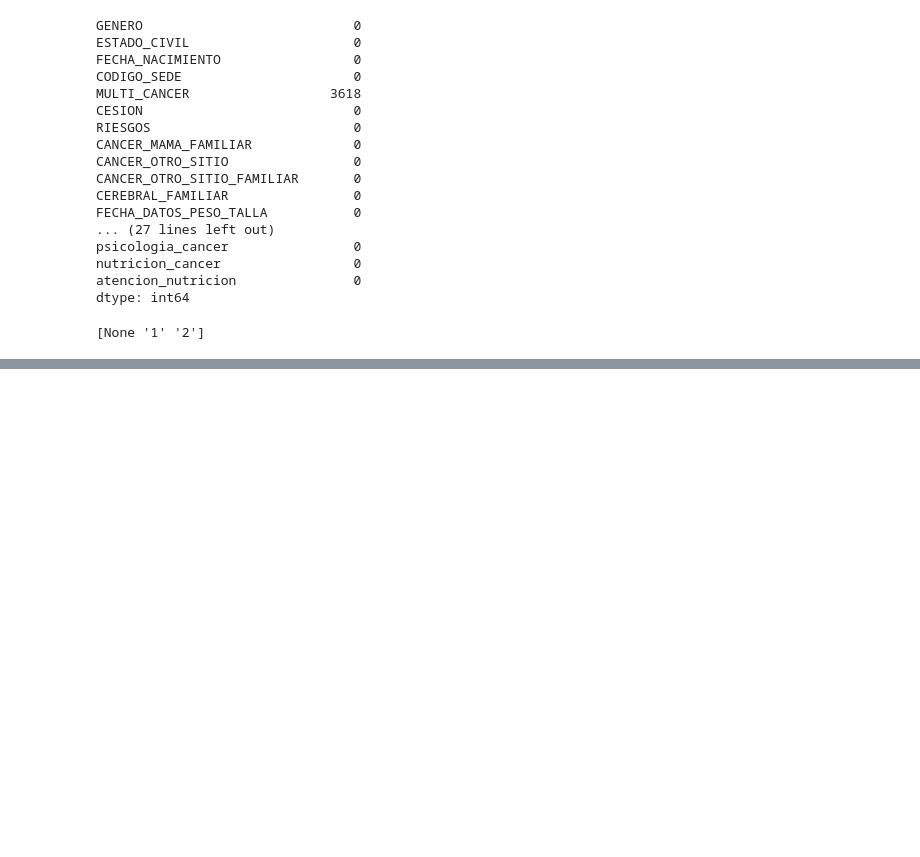
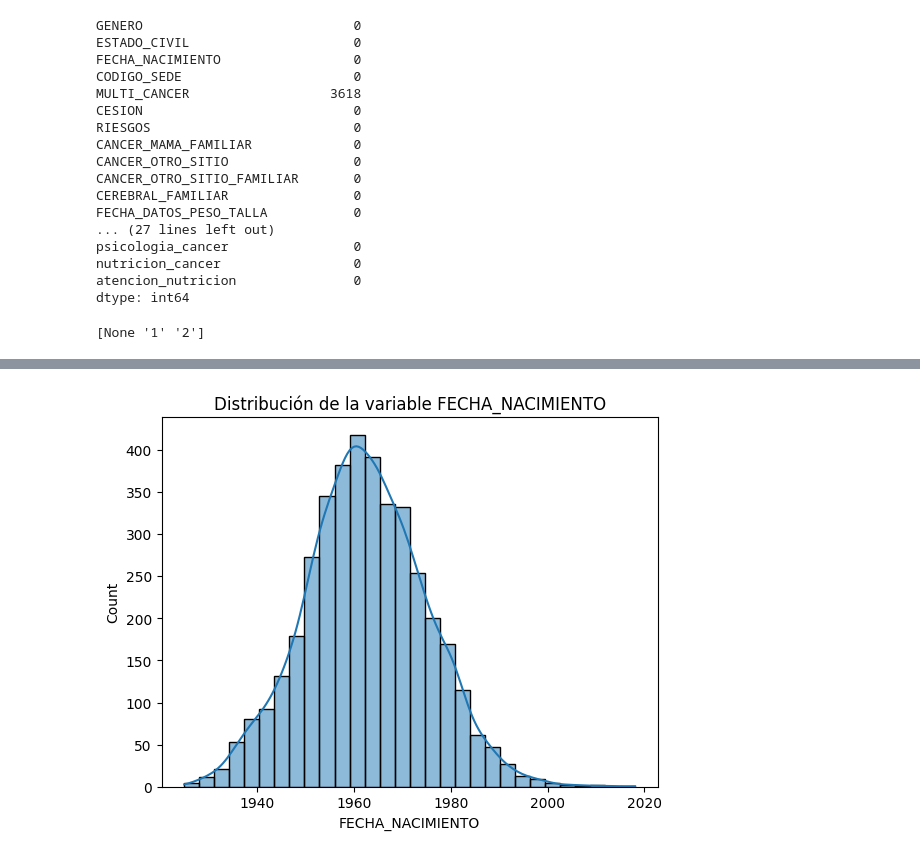
Before and after one commit to rchicangana/AprendizajeAutomaticoII, a Jupyter notebook: Notebooks/NoteBookOncoPredict.ipynb, the cells around one changed output, grey strips where cells are left out. Drawn from its saved outputs; the diff is of its cells as text; code cells hidden in the pictures; blank space fills up the shorter version.

```diff
--- a/Notebooks/NoteBookOncoPredict.ipynb
+++ b/Notebooks/NoteBookOncoPredict.ipynb
@@ -92,0 +138,7 @@ print(df['MULTI_CANCER'].unique())
+# %%
+#Analisis univariado de la variable FECHA_NACIMIENTO
+sns.histplot(df['FECHA_NACIMIENTO'], bins=30, kde=True)
+plt.title('Distribución de la variable FECHA_NACIMIENTO')
+plt.show()
+# %% [output]
+[figure, added]
```
Also changed, not shown: parts of 38 cells of this notebook.
